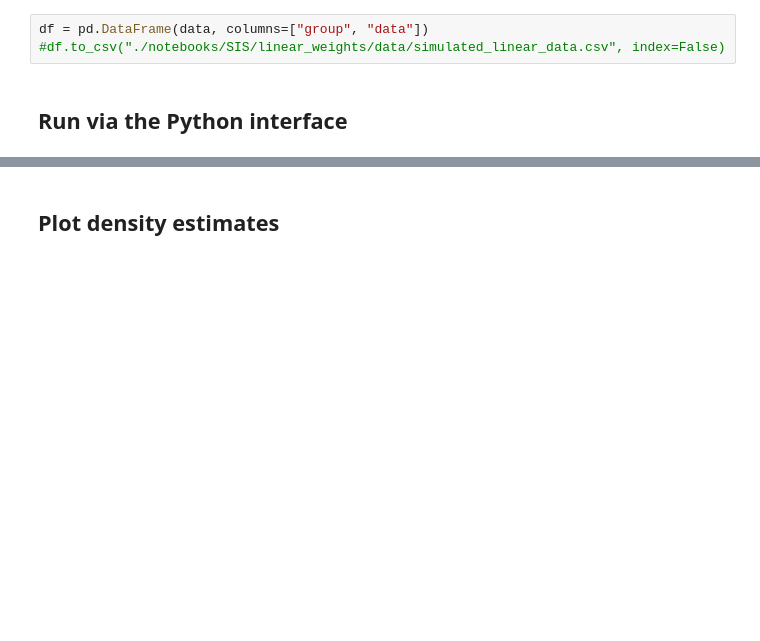
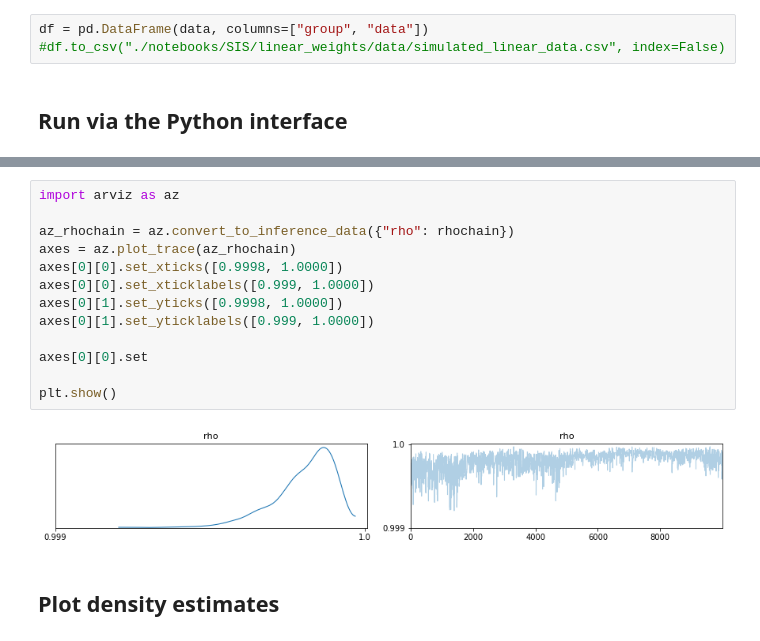
Before and after one commit to mberaha/spatial_mixtures, a Jupyter notebook: notebooks/SIS/linear_weights/Simulation Study Linear Weights.ipynb, the cells around one changed output, grey strips where cells are left out. Drawn from its saved outputs; the diff is of its cells as text; blank space fills up the shorter version.

```diff
--- a/notebooks/SIS/linear_weights/Simulation Study Linear Weights.ipynb
+++ b/notebooks/SIS/linear_weights/Simulation Study Linear Weights.ipynb
@@ -157,3 +177,18 @@ Running, iter # 10000  /  10000
+# %%
+import arviz as az
+
+az_rhochain = az.convert_to_inference_data({"rho": rhochain})
+axes = az.plot_trace(az_rhochain)
+axes[0][0].set_xticks([0.9998, 1.0000])
+axes[0][0].set_xticklabels([0.999, 1.0000])
+axes[0][1].set_yticks([0.9998, 1.0000])
+axes[0][1].set_yticklabels([0.999, 1.0000])
+
+axes[0][0].set
+
+plt.show()
+# %% [output]
+[figure, added]
 # %% [markdown]
 ## Plot density estimates
 # %%
```
Also changed, not shown: parts of 7 cells of this notebook.
